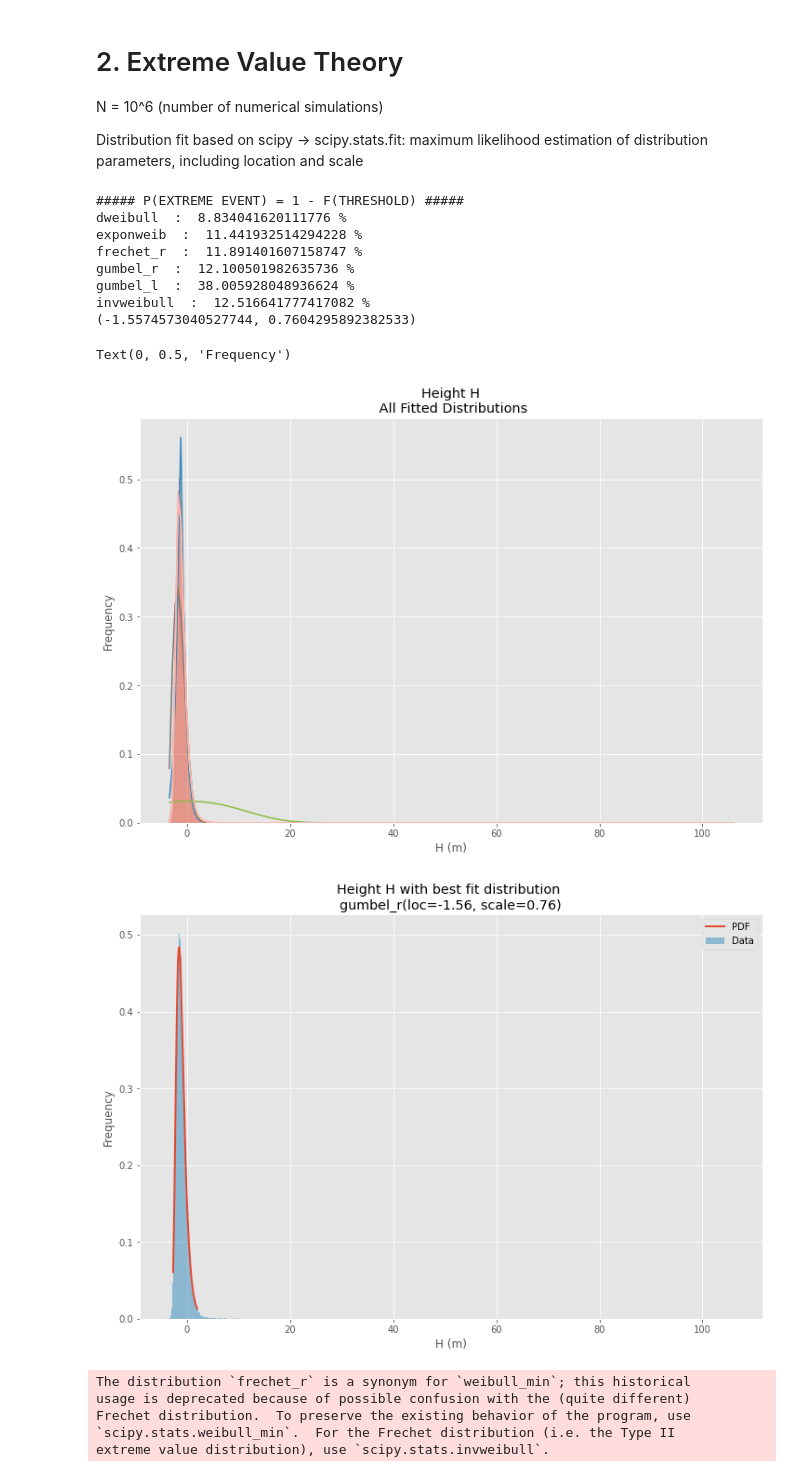
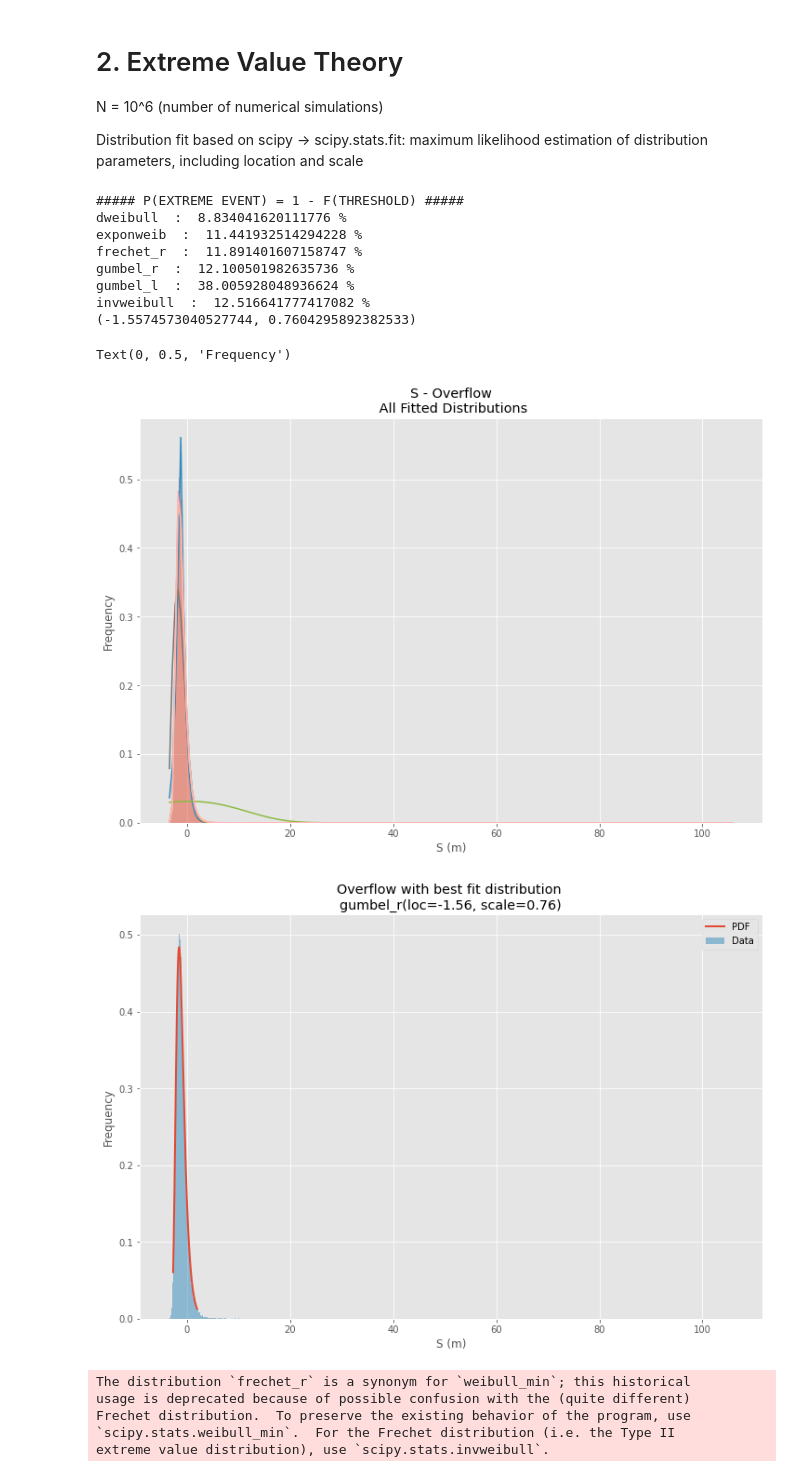
Before and after one commit to geraldomsousaj/industrial-challenge-EDF, a Jupyter notebook: 3_0_geraldomsousaj_hydraulic_model.ipynb, the cells around one changed output. Cells and saved outputs as stored; diff of their text form; code cells hidden in the pictures.

```diff
--- a/3_0_geraldomsousaj_hydraulic_model.ipynb
+++ b/3_0_geraldomsousaj_hydraulic_model.ipynb
@@ -197,38 +197,38 @@ best_fit_name, best_fit_params, results = best_fit_distribution(data, 200, ax)
 best_dist = getattr(st, best_fit_name)
 
 # Update plots
-ax.set_title(u'Height H\n All Fitted Distributions')
-ax.set_xlabel(u'H (m)')
+ax.set_title(u'S - Overflow\n All Fitted Distributions')
+ax.set_xlabel(u'S (m)')
 ax.set_ylabel('Frequency')
 
 # Make PDF with best params
 pdf = make_pdf(best_dist, best_fit_params)
 
 weights = np.ones_like(data)/float(len(data))
 
 # Display
 plt.figure(figsize=(12,8))
 ax = pdf.plot(lw=2, label='PDF', legend=True)
 data.plot(kind='hist', bins=1000, density=True, alpha=0.5, label='Data', legend=True, ax=ax)
 
 param_names = (best_dist.shapes + ', loc, scale').split(', ') if best_dist.shapes else ['loc', 'scale']
 param_str = ', '.join(['{}={:0.2f}'.format(k,v) for k,v in zip(param_names, best_fit_params)])
 dist_str = '{}({})'.format(best_fit_name, param_str)
 
-ax.set_title(u'Height H with best fit distribution \n' + dist_str)
-ax.set_xlabel(u'H (m)')
+ax.set_title(u'Overflow with best fit distribution \n' + dist_str)
+ax.set_xlabel(u'S (m)')
 ax.set_ylabel('Frequency')
 # %% [output]
 ##### P(EXTREME EVENT) = 1 - F(THRESHOLD) #####
 dweibull  :  8.834041620111776 %
 exponweib  :  11.441932514294228 %
 frechet_r  :  11.891401607158747 %
 gumbel_r  :  12.100501982635736 %
 gumbel_l  :  38.005928048936624 %
 invweibull  :  12.516641777417082 %
 (-1.5574573040527744, 0.7604295892382533)
 Text(0, 0.5, 'Frequency')
-[figure, old version]
+[figure, new version]
 [figure]
 # %%
 threshold = [0, 1, 2, 3, 4, 5, 6, 7, 8]
```
